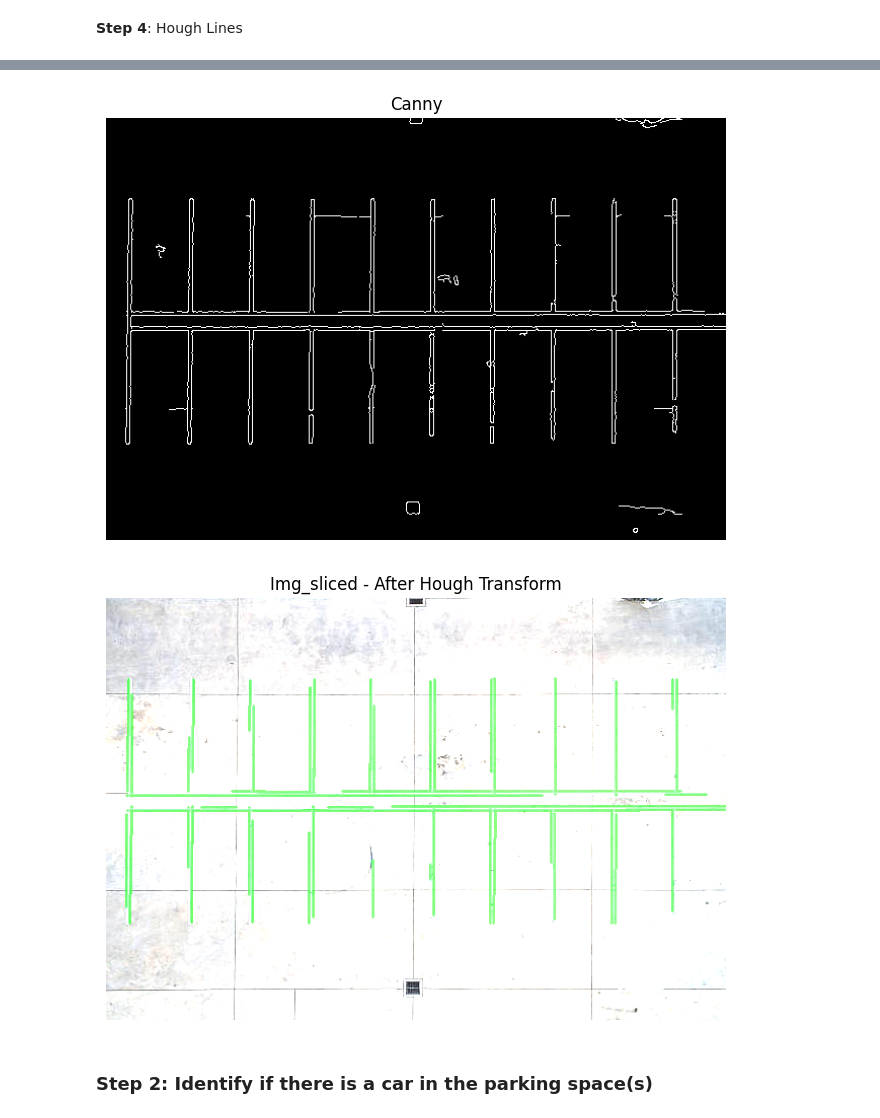
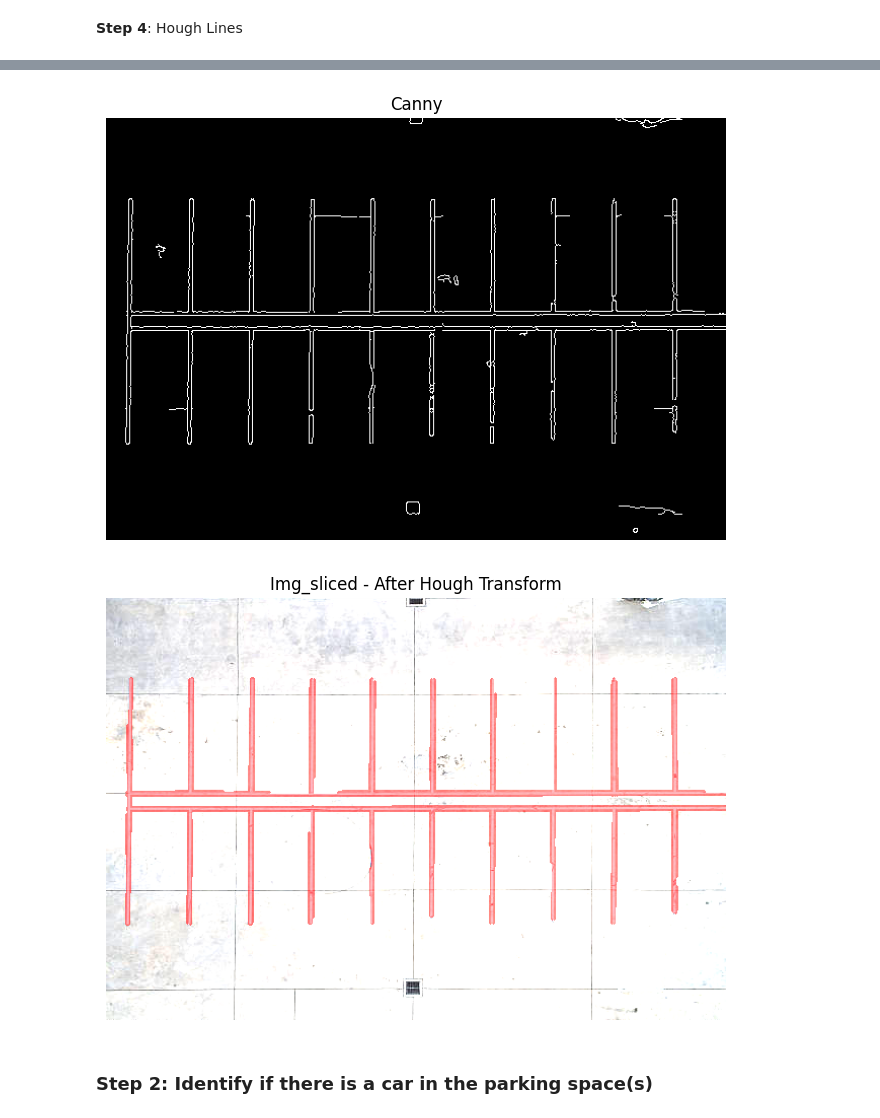
Before and after one commit to Kxushik/LotScan, a Jupyter notebook: lotscan.ipynb, the cells around one changed output, grey strips where cells are left out. Cells and saved outputs as stored; diff of their text form; code cells hidden in the pictures.

Commit message:
Added a Kernel of 4x4 and dilate and erode functions to help merge the double lines

```diff
--- a/lotscan.ipynb
+++ b/lotscan.ipynb
@@ -34,33 +34,40 @@ if save:
     plt.savefig('original1.png')
 plt.show()
 
 plt.figure(figsize=(8, 8))
 plt.axis('off')
 plt.title('Canny')
 plt.imshow(img1_canny, cmap='gray')
 if save:
     plt.savefig('original1.png')
 plt.show()
 
+
+# Attempt to remove double lines with kernel and dilation and eroding
+kernel = np.ones((4,4),np.uint8)
+img1_canny = cv2.dilate(img1_canny, kernel, iterations=1)
+img1_canny = cv2.erode(img1_canny, kernel, iterations=1)
+
+
 lines = cv2.HoughLinesP(image=img1_canny, rho=1, theta=np.pi/180, threshold=75, minLineLength=15, maxLineGap=7)
 line_image = np.copy(img1)
 
 for line in lines:
     for x1, y1, x2, y2 in line:
         cv2.line(line_image, (x1, y1), (x2, y2), (255, 0 , 0), 2)
 
 lines_edges = cv2.addWeighted(img1, 0.8, line_image, 1, 0)
 
 plt.figure(figsize=(8, 8))
 plt.axis('off')
 plt.title('Img_sliced - After Hough Transform')
 plt.imshow(lines_edges, cmap='gray')
 if save:
     plt.savefig('original1.png')
 plt.show()
 # %% [output]
 [figure]
 [figure]
-[figure, old version]
+[figure, new version]
 # %% [markdown]
 ### Step 2: Identify if there is a car in the parking space(s)
```
